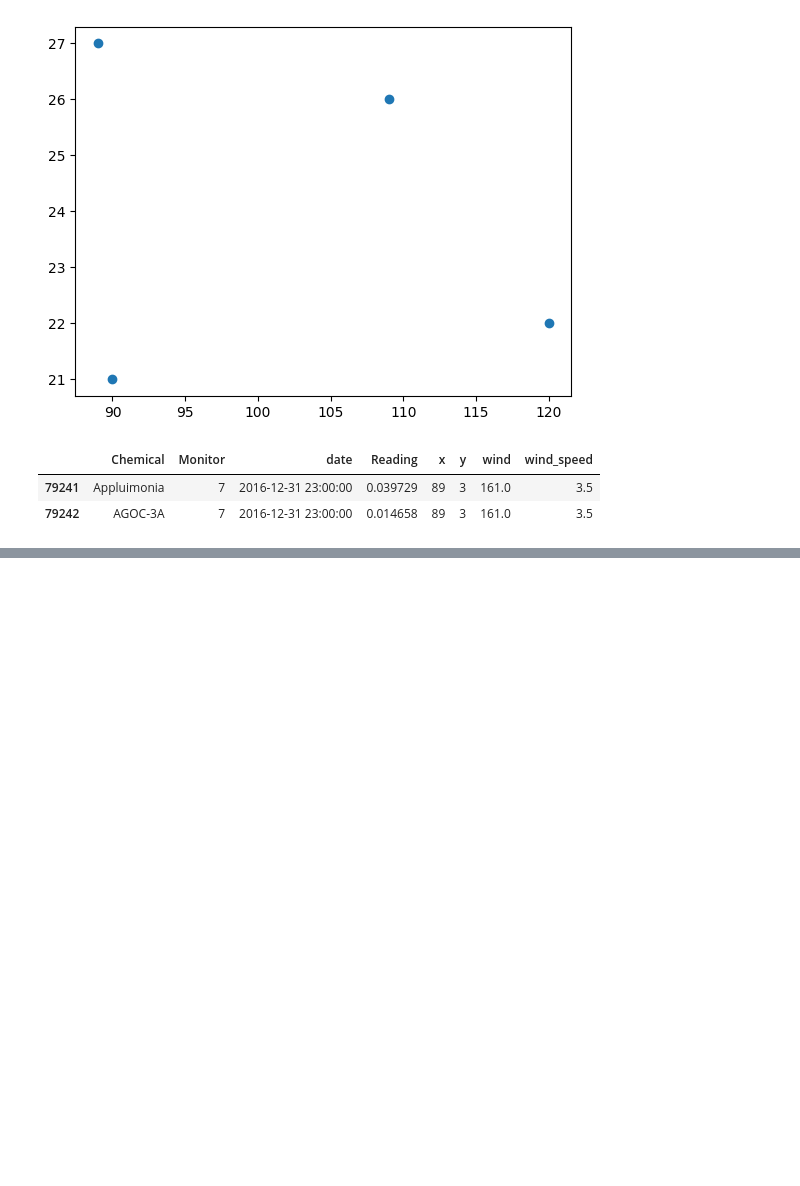
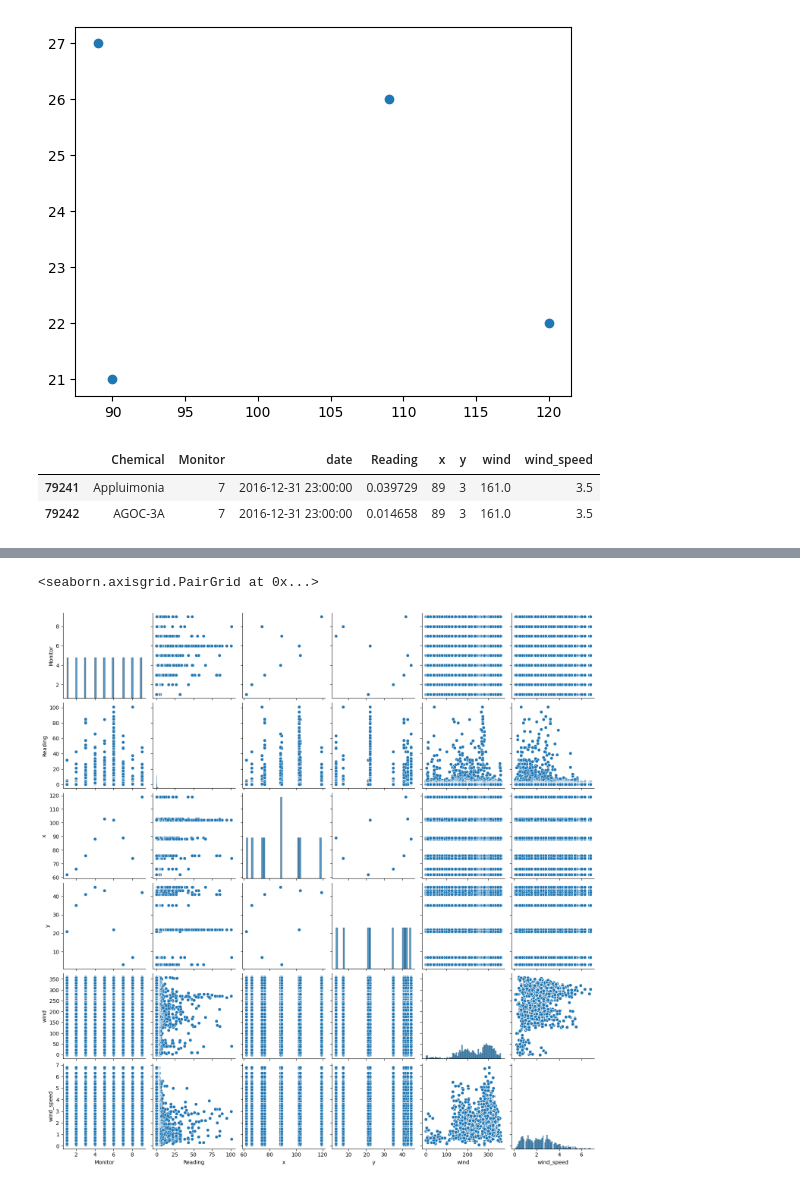
Before and after one commit to guevelel/COMP4449_Image_Classification, a Jupyter notebook: P7_Plume_COMP4449.ipynb, the cells around one changed output, grey strips where cells are left out. Cells and saved outputs as stored; diff of their text form; code cells hidden in the pictures; blank space fills up the shorter version.

```diff
--- a/P7_Plume_COMP4449.ipynb
+++ b/P7_Plume_COMP4449.ipynb
@@ -455,8 +474,10 @@ sensor.tail()
 #
 # %%
 #Round wind direction values to nearest 30 degrees:
-sensor['wind'] = sensor['wind'].apply(lambda x: round(x/30)*30)
-#sensor.head()
+
+#sensor_round = sensor.copy()
+#sensor_round['wind'] = sensor_round['wind'].apply(lambda x: round(x/30)*30)
+
 #combine 0 degrees and 360 degrees:
-sensor['wind'] = sensor['wind'].apply(lambda x: x*0 if(x==360) else x)
-sensor.tail()
+#sensor_round['wind'] = sensor_round['wind'].apply(lambda x: x*0 if(x==360) else x)
+#sensor.tail()
@@ -624,0 +537,5 @@ app.run_server(port = 8059)
+# %%
+sns.pairplot(sensor)
+# %% [output]
+<seaborn.axisgrid.PairGrid at 0x...>
+[figure, added]
```
Also changed, not shown: parts of 19 cells of this notebook.
